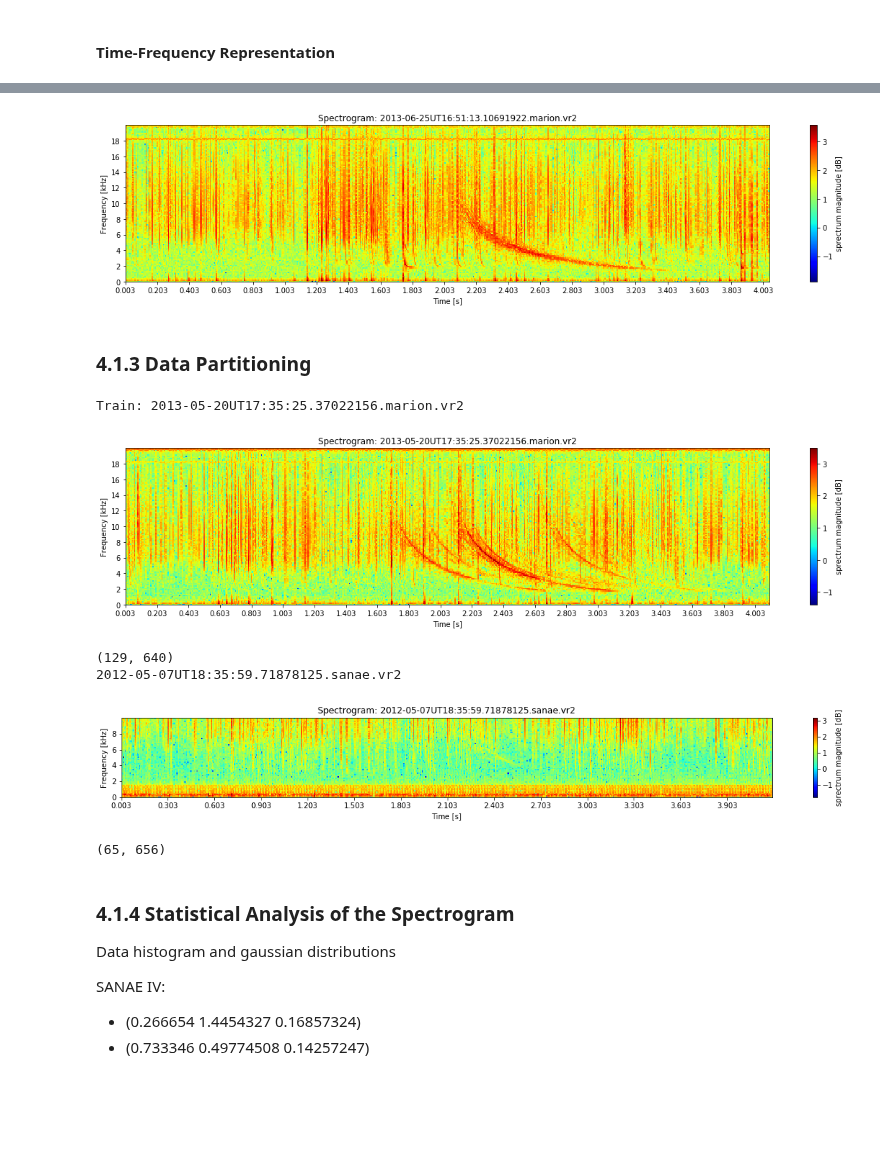
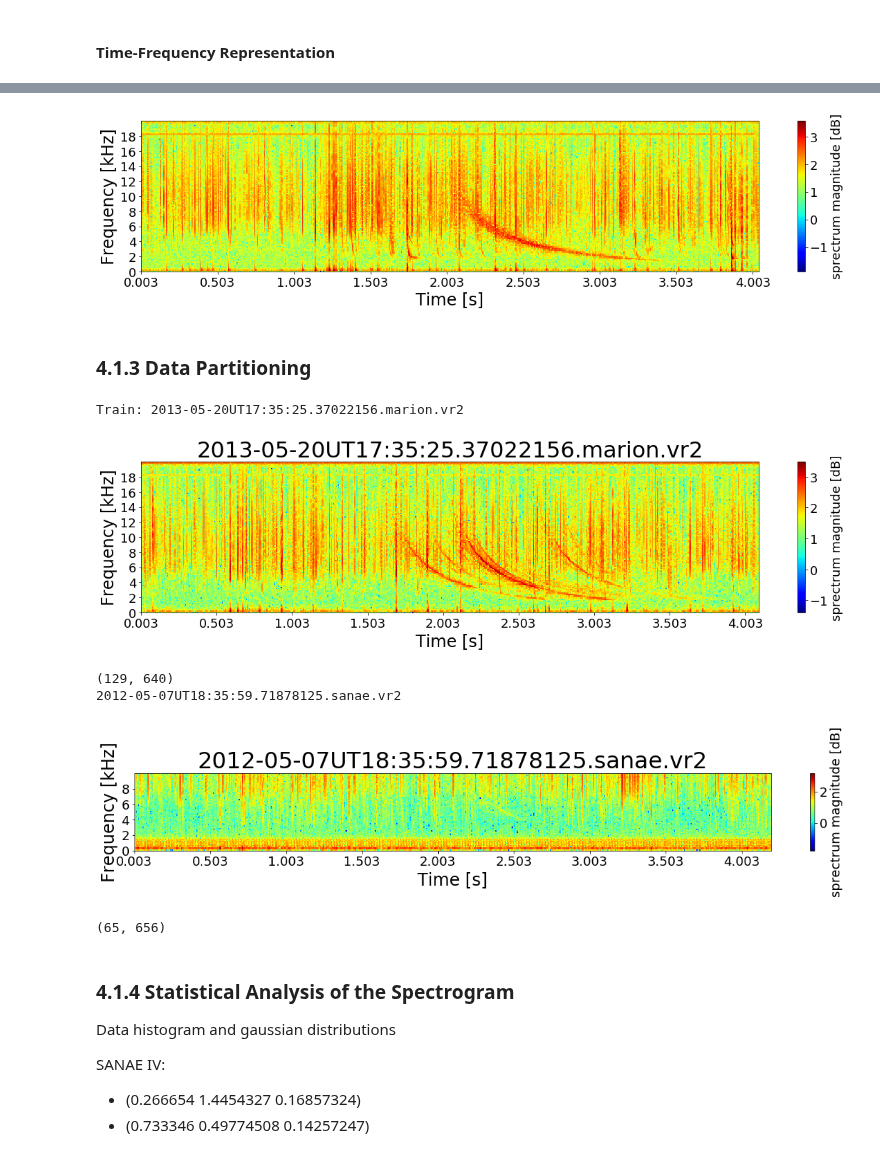
Before and after one commit to Kojey/MSc-whistler-waves-detector, a Jupyter notebook: ipy/report/chapter4_1.ipynb, the cells around one changed output, grey strips where cells are left out. Saved outputs shown, nothing was run; the diff lists cells and outputs as text; code cells hidden in the pictures; blank space fills up the shorter version.

```diff
--- a/ipy/report/chapter4_1.ipynb
+++ b/ipy/report/chapter4_1.ipynb
@@ -13,14 +13,20 @@ sys.path.append(os.path.join(os.getcwd().split(os.environ.get('USER'))[0],os.env
 from sample import Sample
 from dataset import Dataset
 from database import Database
-from sample_detector import SampleDetector
+from cfar_detector import CFARDetector
 
 dataset_loc = os.path.join(os.getcwd().split(os.environ.get('USER'))[0],os.environ.get('USER'), 'wdml', 'data','datasets', 'awdEvents1')
 database_loc = os.path.join(os.getcwd().split(os.environ.get('USER'))[0],os.environ.get('USER'), 'wdml', 'data','databases', 'awdEvents1')
 site = 'marion'
-my_dataset = Dataset(dataset_loc, site)
-my_database = Database(dataset_loc, database_loc, site)
-file = np.random.choice(my_database.get_train(),1)[0]
+dataset = Dataset(dataset_loc, site)
+database = Database(dataset_loc, database_loc, site)
+file = np.random.choice(database.get_train(),1)[0]
+linewidth = 2
+font_title = 32
+font_legend = 20
+font_label = 24
+font_ticks = 18
+font = [font_title, font_legend, font_label, font_ticks, linewidth] # [None]*5
 # %% [markdown]
 ## 4.1 Data
 2196 files from Marion and 375 files from Sanae
@@ -83,46 +97,45 @@ for M in [2**6,2**7,2**8,2**9]:
 # %%
-my_sample.spectrogram_with_axis(nperseg = 256, nfft=256)
-my_sample.spectrogram_plot(figsize=size, xlabel='Time [s]', ylabel='Frequency [kHz]',zlabel='sprectrum magnitude [dB]',
-                           xaxis=True, yaxis=True, ticks=[0.2,2],
-                           title="Spectrogram: "+my_sample.get_file(), cmap='jet', cmap_show=True)
+sample.spectrogram_with_axis(nperseg = 256, nfft=256)
+sample.spectrogram_plot(figsize=size, xlabel='Time [s]', ylabel='Frequency [kHz]',zlabel='sprectrum magnitude [dB]',
+                           xaxis=True, yaxis=True, ticks=[0.5,2], cmap='jet', cmap_show=True, font=font)
 # %% [output]
-[figure, old version]
+[figure, new version]
 # %% [markdown]
 ### 4.1.3 Data Partitioning
 # %%
 site = 'marion'
-file = np.random.choice(my_database.get_train(),1)[0]
+file = np.random.choice(database.get_train(),1)[0]
 file = '2013-06-25UT16:51:13.10691922.marion.vr2'
 file = '2013-05-20UT17:35:25.37022156.marion.vr2'
-print('Train:' if file in my_database.get_train() else 'Test:', file)
-my_sample = SampleDetector(dataset_loc, site,file)
-size = (freq_size*my_sample.get_time_freq_ratio(dec=0), 4)
-my_sample.spectrogram_plot(figsize=size, xlabel='Time [s]', ylabel='Frequency [kHz]',zlabel='sprectrum magnitude [dB]',
-                           xaxis=True, yaxis=True, ticks=[0.2,2],
-                           title="Spectrogram: "+my_sample.get_file(), cmap='jet', cmap_show=True)
-print(my_sample.get_spectrogram().shape)
+print('Train:' if file in database.get_train() else 'Test:', file)
+sample = CFARDetector(dataset_loc, site,file)
+size = (freq_size*sample.get_time_freq_ratio(dec=0), 4)
+sample.spectrogram_plot(figsize=size, xlabel='Time [s]', ylabel='Frequency [kHz]',zlabel='sprectrum magnitude [dB]',
+                           xaxis=True, yaxis=True, ticks=[0.5,2],
+                           title=sample.get_file(), cmap='jet', cmap_show=True, font=font)
+print(sample.get_spectrogram().shape)
 site = 'sanae'
-my_dataset = Dataset(dataset_loc, site)
-files = my_dataset.get_samples()
+dataset = Dataset(dataset_loc, site)
+files = dataset.get_samples()
 file = files[np.random.randint(len(files))]
 # file = '2012-08-02UT05:31:37.62438117.sanae.vr2'
 # file = '2012-09-29UT05:31:41.31078125.sanae.vr2'
 file = '2012-05-07UT18:35:59.71878125.sanae.vr2'
 print(file)
-my_sample = SampleDetector(dataset_loc, site,file)
+sample = CFARDetector(dataset_loc, site,file)
 
-my_sample.spectrogram_with_axis(nperseg = 128, nfft=128)
+sample.spectrogram_with_axis(nperseg = 128, nfft=128)
 # size = (4*my_sample.get_time_freq_ratio(dec=0), 4)
-my_sample.spectrogram_plot(figsize=(size[0],2), xlabel='Time [s]', ylabel='Frequency [kHz]',zlabel='sprectrum magnitude [dB]',
-                           xaxis=True, yaxis=True, ticks=[0.3,2],
-                           title="Spectrogram: "+my_sample.get_file(), cmap='jet', cmap_show=True)
-print(my_sample.get_spectrogram().shape)
+sample.spectrogram_plot(figsize=(size[0],2), xlabel='Time [s]', ylabel='Frequency [kHz]',zlabel='sprectrum magnitude [dB]',
+                           xaxis=True, yaxis=True, ticks=[0.5,2],
+                           title=sample.get_file(), cmap='jet', cmap_show=True, font=font)
+print(sample.get_spectrogram().shape)
 # %% [output]
 Train: 2013-05-20UT17:35:25.37022156.marion.vr2
-[figure, old version]
+[figure, new version]
 (129, 640)
 2012-05-07UT18:35:59.71878125.sanae.vr2
-[figure, old version]
+[figure, new version]
 (65, 656)
 # %% [markdown]
 ### 4.1.4 Statistical Analysis of the Spectrogram
```
Also changed, not shown: parts of 6 cells of this notebook, 8 other files.
